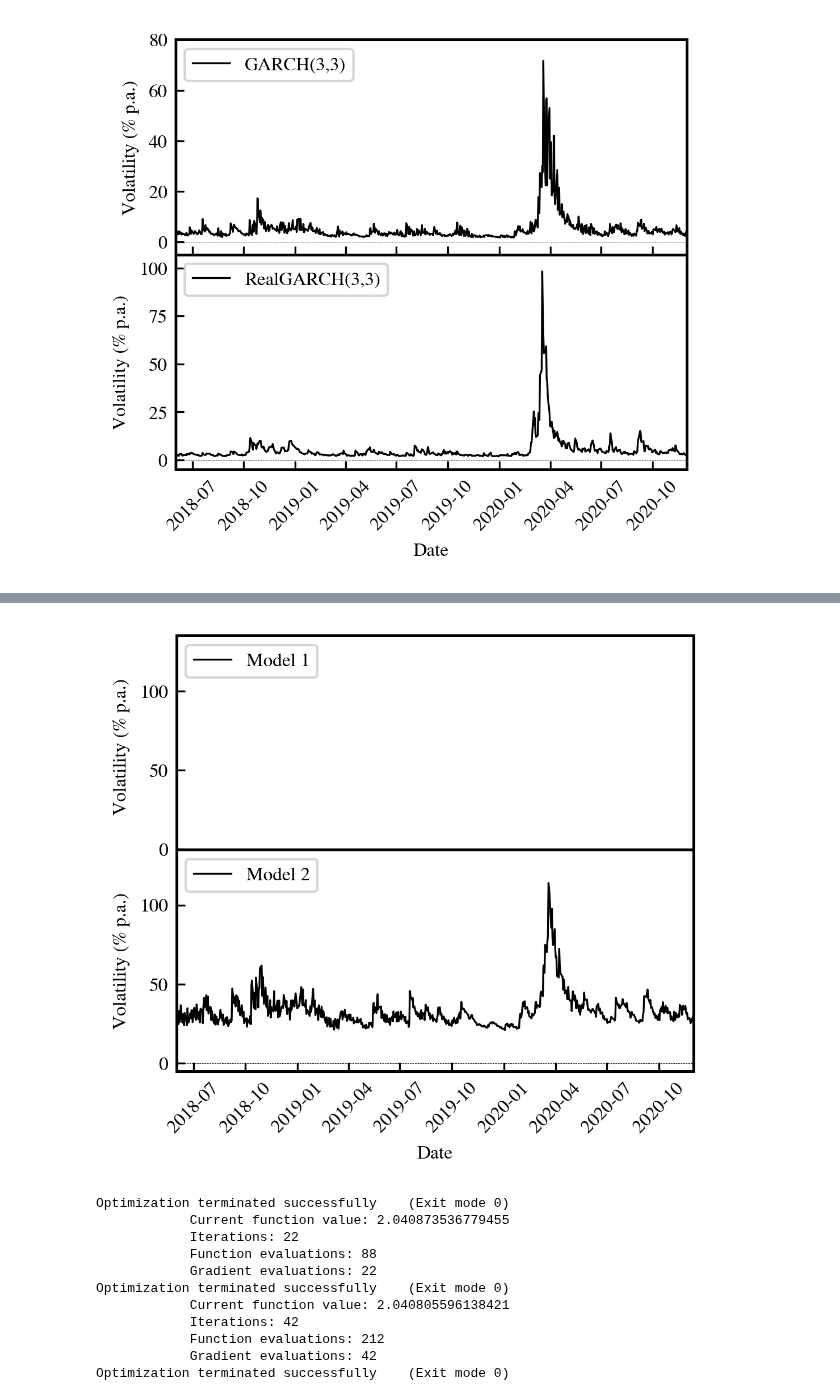
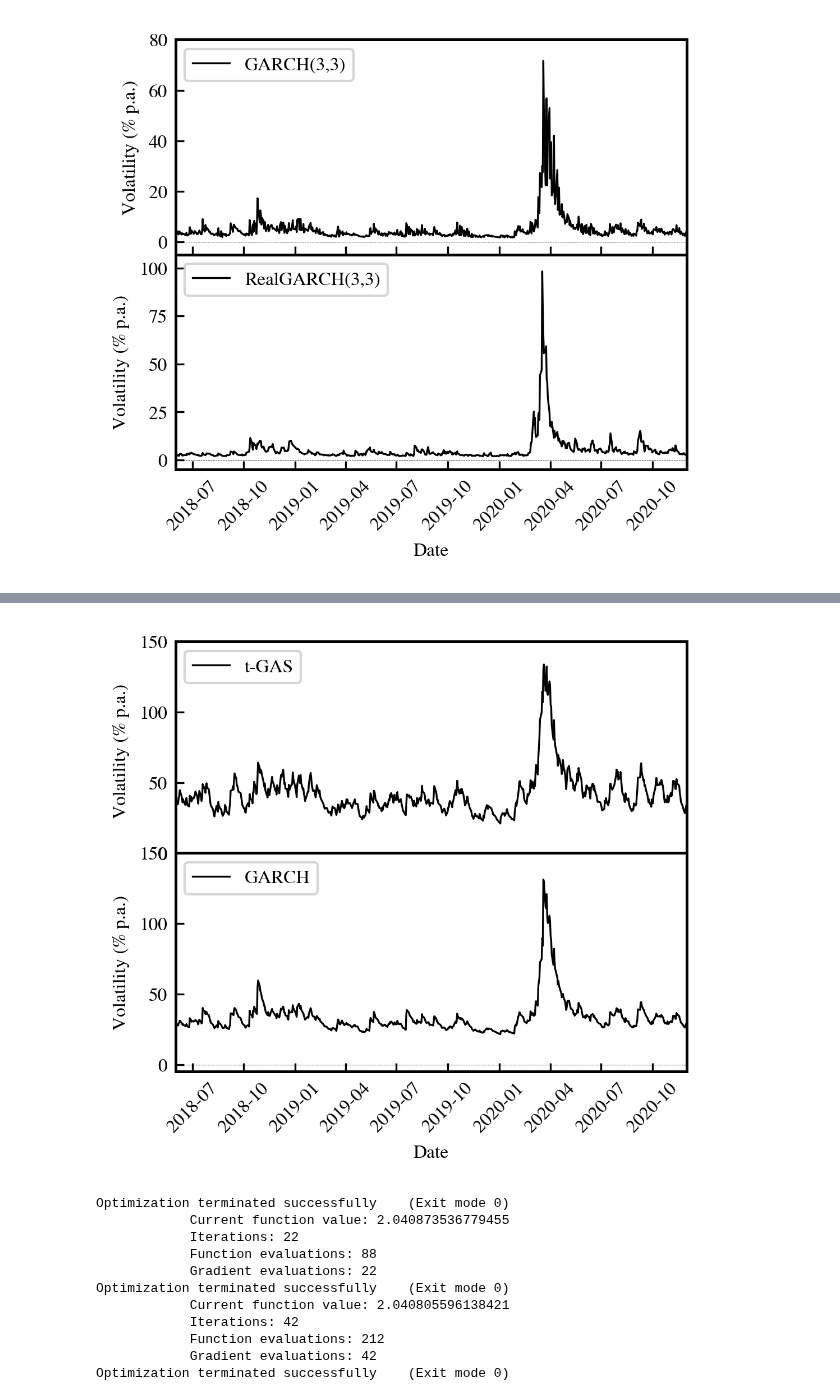
Before and after one commit to LuukOudshoorn25/HighFrequencyTrading, a Jupyter notebook: Code.ipynb, the cells around one changed output, grey strips where cells are left out. Drawn from its saved outputs; the diff is of its cells as text; code cells hidden in the pictures.

```diff
--- a/Code.ipynb
+++ b/Code.ipynb
@@ -880,11 +880,11 @@ from scipy.optimize import minimize
 from scipy.special import gamma, factorial, polygamma
 from scipy import special
 class estimate_GAS():
-    def __init__(self,model,p,q):# or 'RealGARCH'
+    def __init__(self,model):# or 'RealGARCH'
         self.options = {'eps':1e-08,
                       'disp': True,
                       'maxiter':2000}
-        self.p, self.q = p, q
+        self.p, self.q = 1,1
         #beta = nu#self.p + self.q + 1 # dof for t-distribution
         self.model = model # 'RealGARCH'
         self.closingreturns = daily_returns.values.flatten()
@@ -1032,5 +1032,6 @@ class estimate_GAS():
         sigma2 = self.__llik_fun_GAS__(self.estimates,estimate=False)
         return daily_returns.index,np.sqrt(252*sigma2)*100
 # %%
-model1 = estimate_GAS(model='t-GAS',p=1,q=1)
+model1 = estimate_GAS(model='t-GAS')
+model2 = estimate_GAS(model='GARCH')
 # %% [output]
@@ -1062,36 +1050,33 @@ plt.plot(model3_x,model3_y,lw=1)
 # %%
-def plot_GASestimates():
-
-    model1_x,model1_y = model1.plot_vola()
-    model2_x,model2_y = model2.plot_vola()
+def plot_GARCHestimates():
 
     fig,[ax1,ax2]=plt.subplots(nrows=2)
-    ax1.plot(model1_x,model1_y,label='Model 1',lw=0.8,color='black')
-    ax2.plot(model2_x, model2_y,label='Model 2',lw=0.8,color='black')
+    ax1.plot(*model1.plot_vola(),label='t-GAS',lw=0.8,color='black')
+    ax2.plot(*model2.plot_vola(),label='GARCH',lw=0.8,color='black')
     ax1.set_xlim([datetime.date(2018, 6, 1), datetime.date(2020, 12, 1)])
     ax1.set_xticklabels(['']*len(ax1.get_xticks()))
     ax2.set_xlim([datetime.date(2018, 6, 1), datetime.date(2020, 12, 1)])
-    RKvolas = np.sqrt(252*RK_values.RealizedKernel[1:])
+
     #plt.plot(RealGARCH_time,RKvolas,lw=0.2,label='RKVOL',color='dodgerblue')
     #plt.plot(RK_to_GARCH33,color='orange',label='scaled RK',lw=1)
     #RKvolas_new = OLS(GARCH_vola,RKvolas)
     #plt.plot(RealGARCH_time,RKvolas_new,lw=0.8,label='RKVOL',color='red')
 
     #plt.plot(RVOL_5min.index,RVOL_5min,lw=0.2,label='RVOL')
 
     plt.xlabel('Date')
     plt.xticks(rotation=45)
     ax1.set_ylabel('Volatility (% p.a.)')
     ax2.set_ylabel('Volatility (% p.a.)')
     ax1.legend(frameon=True,loc='upper left')
     ax2.legend(frameon=True,loc='upper left')
     plt.tight_layout(pad=-0.4)
-    ax1.set_ylim(-5,135)
-    ax2.set_ylim(-5,135)
+    ax1.set_ylim(-5,150)
+    ax2.set_ylim(-5,150)
     ax1.axhline(0,lw=0.2,ls='--',color='black')
     ax2.axhline(0,lw=0.2,ls='--',color='black')
     plt.savefig('Garch_RealGARCH_RVOL.pdf',bbox_inches='tight')
     plt.show()
-plot_GASestimates()
+plot_GARCHestimates()
 # %% [output]
-[figure, old version]
+[figure, new version]
```
Also changed, not shown: parts of 7 cells of this notebook.
